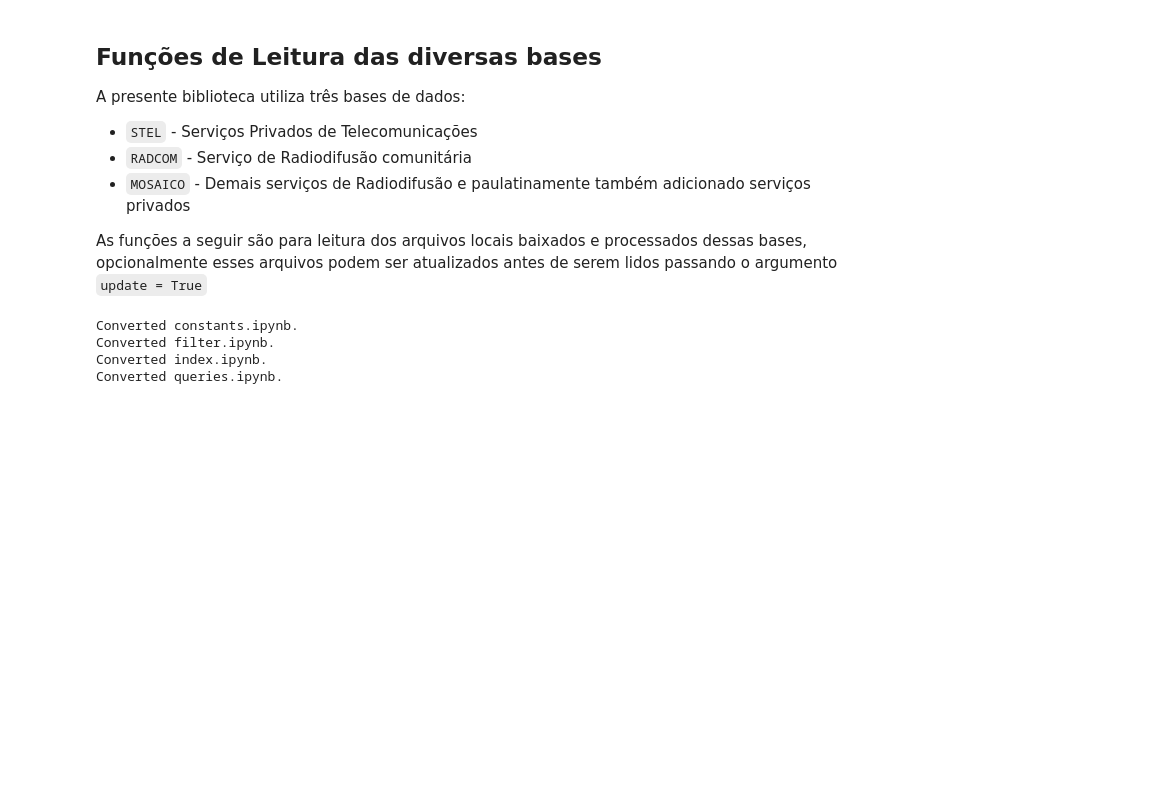
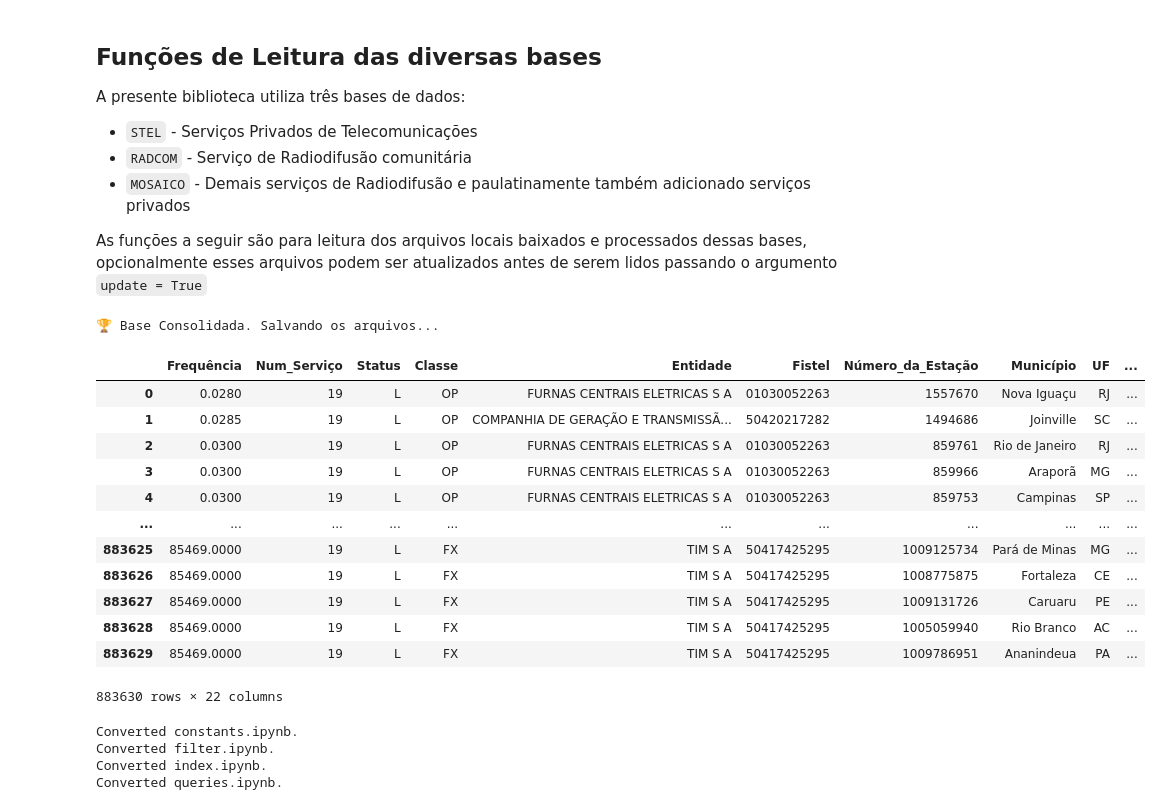
Before and after one commit to ronaldokun/anateldb, a Jupyter notebook: nbs/queries.ipynb, the cells around one changed output. Drawn from its saved outputs; the diff is of its cells as text; code cells hidden in the pictures; blank space fills up the shorter version.

```diff
--- a/nbs/queries.ipynb
+++ b/nbs/queries.ipynb
@@ -33,7 +33,7 @@ BW = {'H': 0.001, 'K': 1, 'M': 1000, 'G': 1000000}
 BW_pattern = re.compile("^(\d{1,3})([HKMG])(\d{0,2})$")
 BW_MAP = {'230': '256K', '231': '256K', '205': '10K0', '800': '6M00', '801': '5M70', '248': '6M00', '247': '5M70', '167': '6M00'}
 # %%
-pasta = Path('c:/Users/rsilva/db')
+pasta = Path('c:/Users/rsilva/AnatelDatabase')
 # %% [markdown]
 ## Otimização dos Tipos de dados
 A serem criados dataframes, normalmente a tipo de data é aquele com maior resolução possível, nem sempre isso é necessário, os arquivos de espectro mesmo possuem somente uma casa decimal, portanto um `float16` já é suficiente para armazená-los. As funções a seguir fazem essa otimização
@@ -746,7 +746,8 @@ def update_base(pasta, up_stel=False, up_radcom=False, up_mosaico=False, up_icao
     radcom["Status"] = "RADCOM"
     radcom["Classe_Emissão"] = ""
     radcom["Largura_Emissão"] = BW_MAP['231']
-    radcom["Classe"] = f'{radcom.Fase.str.strip()}-{radcom.Situação.str.strip()}'
+    filtro = radcom.Fase.notna() & radcom.Situação.notna()
+    radcom.loc[filtro, "Classe"] = radcom.loc[filtro, "Fase"].astype("string") + '-' + radcom.loc[filtro, "Situação"].astype("string")
     radcom["Entidade"] = radcom.Entidade.str.rstrip().str.lstrip()
     radcom["Num_Ato"] = "-1"
     radcom["Data_Ato"] = ""
@@ -917,3 +954,20 @@ def read_base(pasta, up_stel=False, up_radcom=False, up_mosaico=False, up_icao=F
+# %%
+update_base(pasta)
+# %% [output]
+🏆 Base Consolidada. Salvando os arquivos...
+|  | Frequência | Num_Serviço | Status | Classe | Entidade | Fistel | Número_da_Estação | Município | UF | ... |
+| 0 | 0.0280 | 19 | L | OP | FURNAS CENTRAIS ELETRICAS S A | 01030052263 | 1557670 | Nova Iguaçu | RJ | ... |
+| 1 | 0.0285 | 19 | L | OP | COMPANHIA DE GERAÇÃO E TRANSMISSÃ... | 50420217282 | 1494686 | Joinville | SC | ... |
+| 2 | 0.0300 | 19 | L | OP | FURNAS CENTRAIS ELETRICAS S A | 01030052263 | 859761 | Rio de Janeiro | RJ | ... |
+| 3 | 0.0300 | 19 | L | OP | FURNAS CENTRAIS ELETRICAS S A | 01030052263 | 859966 | Araporã | MG | ... |
+| 4 | 0.0300 | 19 | L | OP | FURNAS CENTRAIS ELETRICAS S A | 01030052263 | 859753 | Campinas | SP | ... |
+| ... | ... | ... | ... | ... | ... | ... | ... | ... | ... | ... |
+| 883625 | 85469.0000 | 19 | L | FX | TIM S A | 50417425295 | 1009125734 | Pará de Minas | MG | ... |
+| 883626 | 85469.0000 | 19 | L | FX | TIM S A | 50417425295 | 1008775875 | Fortaleza | CE | ... |
+| 883627 | 85469.0000 | 19 | L | FX | TIM S A | 50417425295 | 1009131726 | Caruaru | PE | ... |
+| 883628 | 85469.0000 | 19 | L | FX | TIM S A | 50417425295 | 1005059940 | Rio Branco | AC | ... |
+| 883629 | 85469.0000 | 19 | L | FX | TIM S A | 50417425295 | 1009786951 | Ananindeua | PA | ... |
+883630 rows × 22 columns
 # %%
 from nbdev.export import notebook2script; notebook2script()
 # %% [output]
```
Also changed, not shown: parts of 1 cell of this notebook, 13 other files.
